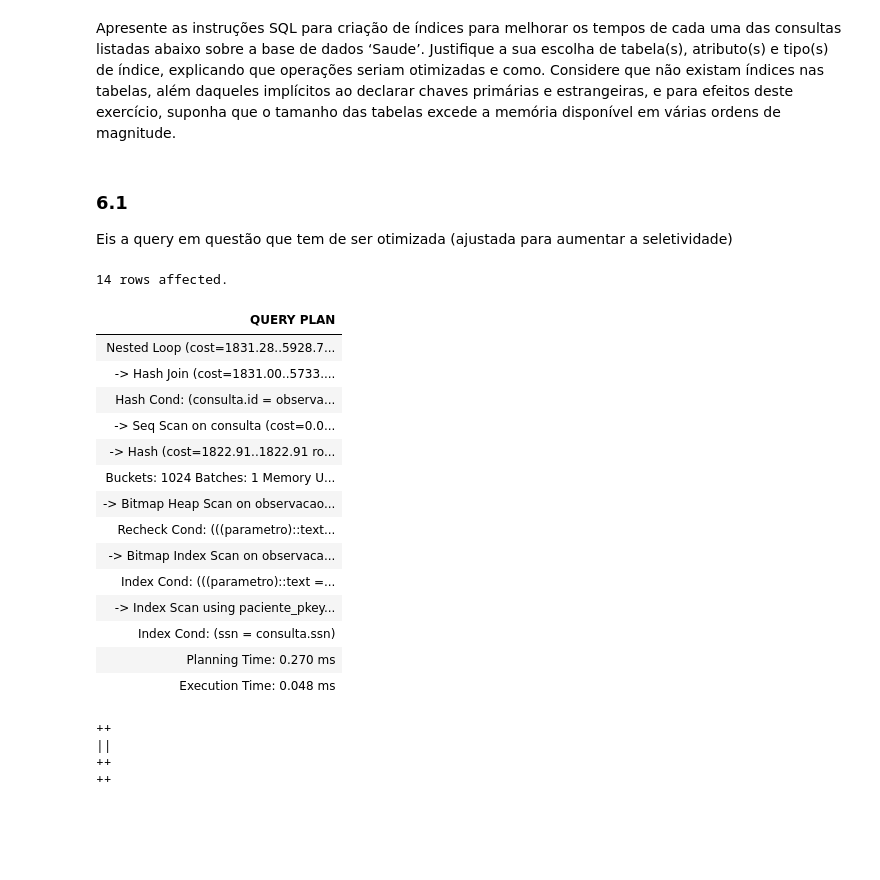
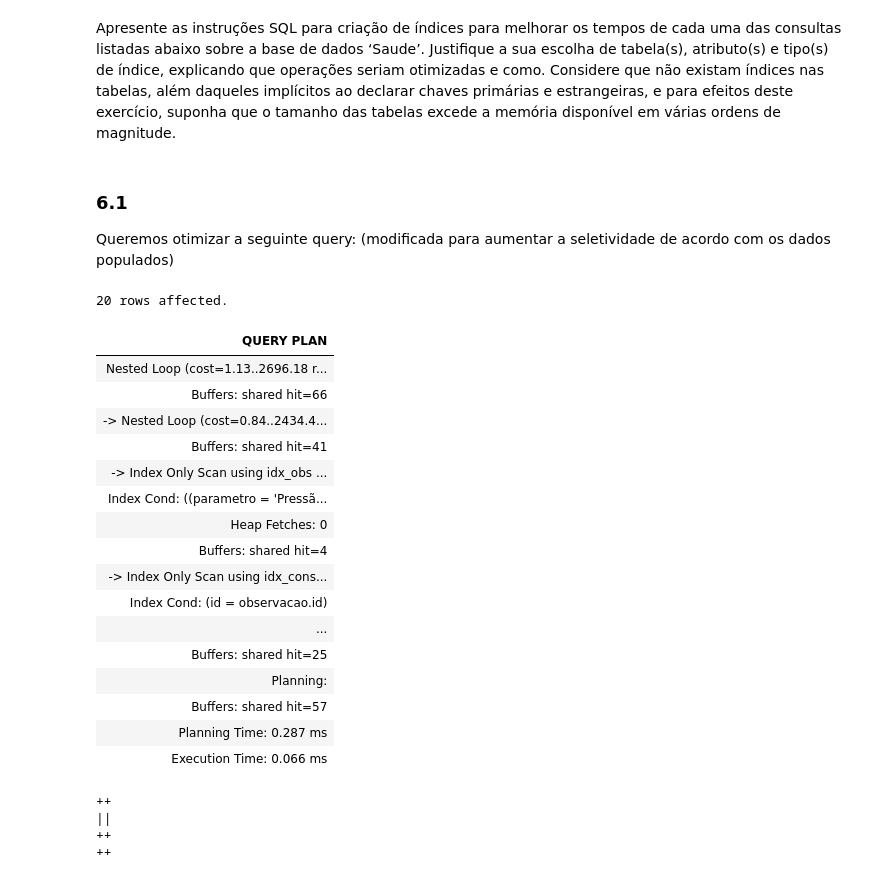
Before and after one commit to SrGesus/bd-projects-23, a Jupyter notebook: p02/data/E2-ProjetoBD.ipynb, the cells around one changed output. Saved outputs shown, nothing was run; the diff lists cells and outputs as text; code cells hidden in the pictures; blank space fills up the shorter version.

```diff
--- a/p02/data/E2-ProjetoBD.ipynb
+++ b/p02/data/E2-ProjetoBD.ipynb
@@ -257,35 +256,46 @@ Usando a vista desenvolvida no ponto anterior, complementada com outras tabelas
 Apresente as instruções SQL para criação de índices para melhorar os tempos de cada uma das consultas listadas abaixo sobre a base de dados ‘Saude’. Justifique a sua escolha de tabela(s), atributo(s) e tipo(s) de índice, explicando que operações seriam otimizadas e como. Considere que não existam índices nas tabelas, além daqueles implícitos ao declarar chaves primárias e estrangeiras, e para efeitos deste exercício, suponha que o tamanho das tabelas excede a memória disponível em várias ordens de magnitude.
 # %% [markdown]
 ### 6.1
-Eis a query em questão que tem de ser otimizada (ajustada para aumentar a seletividade)
+Queremos otimizar a seguinte query: (modificada para aumentar a seletividade de acordo com os dados populados)
 # %%
 %%sql
-EXPLAIN (ANALYZE)
+-- O Postgres estava a subestimar a seletividade do filtro
+-- >= do valor e a fazer más decisões devido a isso
+-- (A começar com um seqscan na consulta em vez de filtar observacao);
+-- Logo foi necessário desativar os sequencial scans
+-- Para analizar as opções diferentes de índices
+SET enable_seqscan=FALSE;
+-- Atualizar as estatísticas para o query planner
+VACUUM ANALYZE;
+EXPLAIN (ANALYZE, BUFFERS)
 SELECT
   paciente.nome
 FROM
   paciente
   JOIN consulta USING (ssn)
   JOIN observacao USING (id)
 WHERE
+-- ~1% de seletividade
   parametro = 'Pressão arterial diastólica'
-  AND valor >= 140;
+  AND valor >= 120;
 # %% [output]
-14 rows affected.
+20 rows affected.
 | QUERY PLAN |
-| Nested Loop (cost=1831.28..5928.7... |
-| -> Hash Join (cost=1831.00..5733.... |
-| Hash Cond: (consulta.id = observa... |
-| -> Seq Scan on consulta (cost=0.0... |
-| -> Hash (cost=1822.91..1822.91 ro... |
-| Buckets: 1024 Batches: 1 Memory U... |
-| -> Bitmap Heap Scan on observacao... |
-| Recheck Cond: (((parametro)::text... |
-| -> Bitmap Index Scan on observaca... |
-| Index Cond: (((parametro)::text =... |
-| -> Index Scan using paciente_pkey... |
-| Index Cond: (ssn = consulta.ssn) |
-| Planning Time: 0.270 ms |
-| Execution Time: 0.048 ms |
+| Nested Loop (cost=1.13..2696.18 r... |
+| Buffers: shared hit=66 |
+| -> Nested Loop (cost=0.84..2434.4... |
+| Buffers: shared hit=41 |
+| -> Index Only Scan using idx_obs ... |
+| Index Cond: ((parametro = 'Pressã... |
+| Heap Fetches: 0 |
+| Buffers: shared hit=4 |
+| -> Index Only Scan using idx_cons... |
+| Index Cond: (id = observacao.id) |
+| ... |
+| Buffers: shared hit=25 |
+| Planning: |
+| Buffers: shared hit=57 |
+| Planning Time: 0.287 ms |
+| Execution Time: 0.066 ms |
 # %%
 %%sql
```
Also changed, not shown: parts of 9 cells of this notebook.
